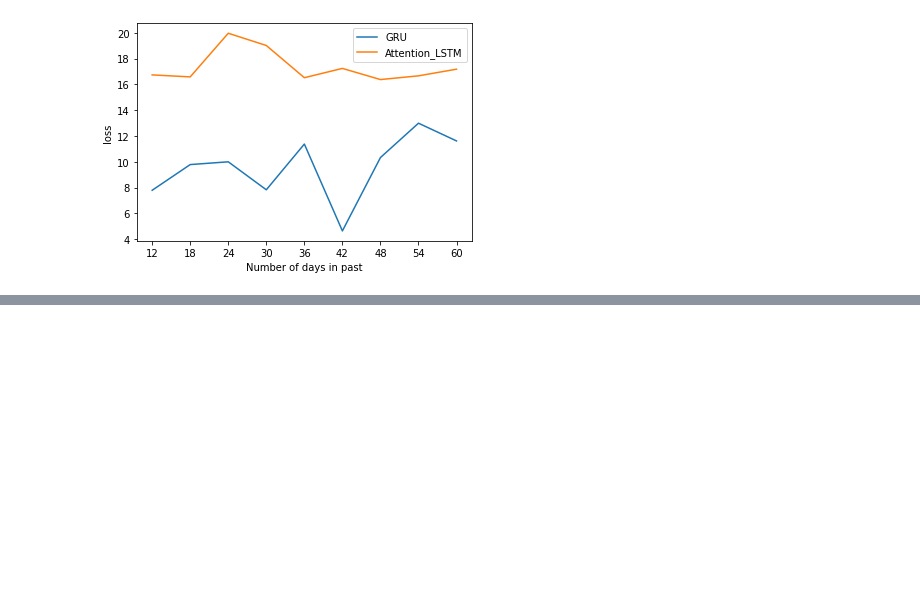
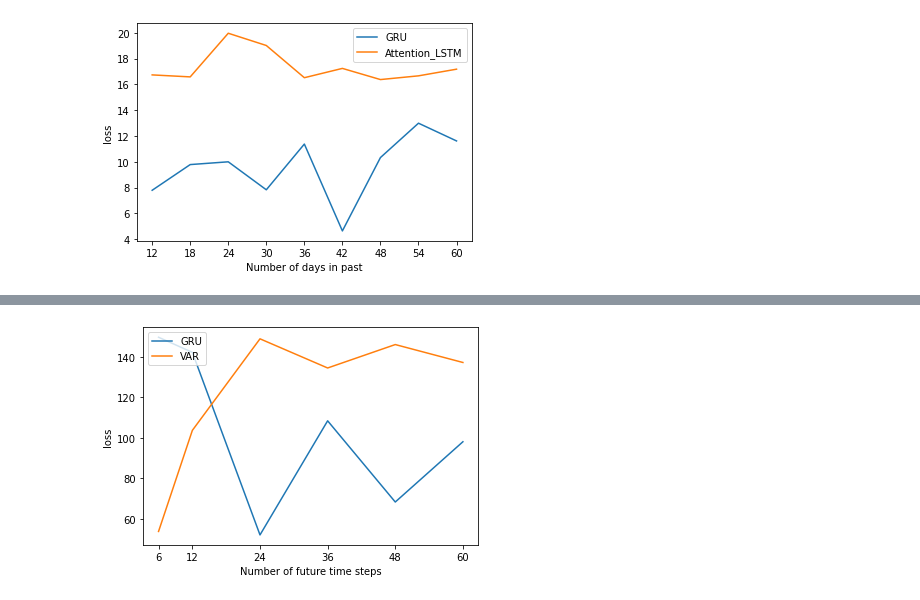
Before and after one commit to Tahuubinh/DL_HUST_Project, a Jupyter notebook: Code/Result_visualization.ipynb, the cells around one changed output, grey strips where cells are left out. Saved outputs shown, nothing was run; the diff lists cells and outputs as text; code cells hidden in the pictures; blank space fills up the shorter version.

```diff
--- a/Code/Result_visualization.ipynb
+++ b/Code/Result_visualization.ipynb
@@ -119,0 +120,26 @@ for i in ran
+# %%
+def plotLSTMfuture(typeLSTMs, loss_type):
+    # typeLSTMs = ['Stacked_LSTM', 'biLSTM', 'Encoder_Decoder_LSTM', 'Attention_LSTM', 'GRU']
+    df = dict()
+    range_days = [6, 12, 24, 36, 48, 60]
+    for typeLSTM in typeLSTMs:
+        df[typeLSTM] = list()
+        for num_future_day in range_days:
+            with open(f"../Results/{typeLSTM}/history_42_future_{num_future_day}_version_1/metrics_test.json"
+                     ) as json_file:
+                data = json.load(json_file)
+            df[typeLSTM].append(data[loss_type])
+
+    df['VAR'] = list()
+    for num_future_day in range_days:
+        with open(f"../Results/VAR/metrics_test_{num_future_day}.json") as json_file:
+            data = json.load(json_file)
+        df['VAR'].append(data[loss_type])
+    df = pd.DataFrame(df, index = range_days)
+    ax = df.plot.line(xlabel = 'Number of future time steps', ylabel = 'loss')
+    ax.set_xticks(range_days)
+    ax.legend(loc=2)
+    return ax
+ax = plotLSTMfuture(['GRU'], 'mae')
+# %% [output]
+[figure, added]
```
Also changed, not shown: parts of 7 cells of this notebook, 40 other files.
